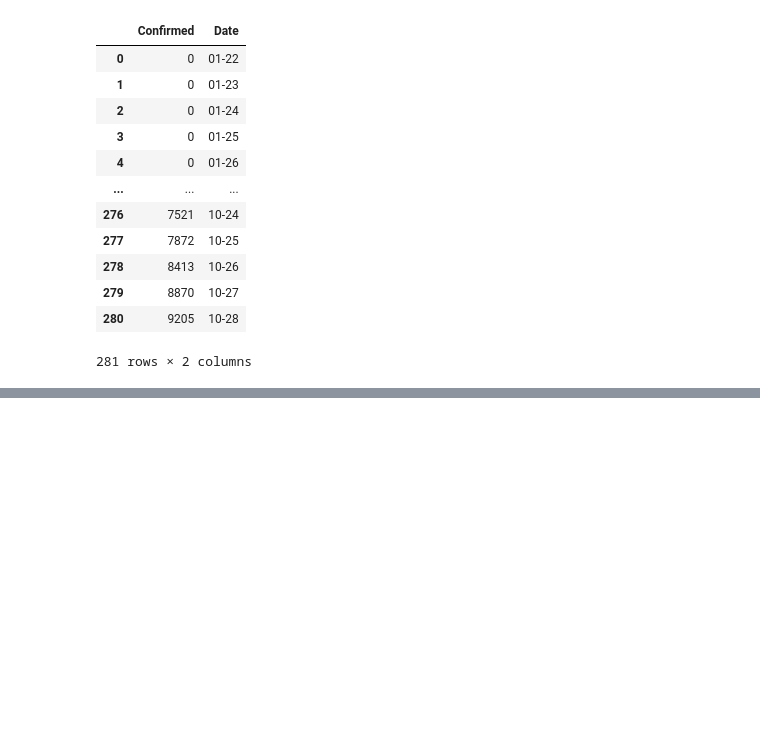
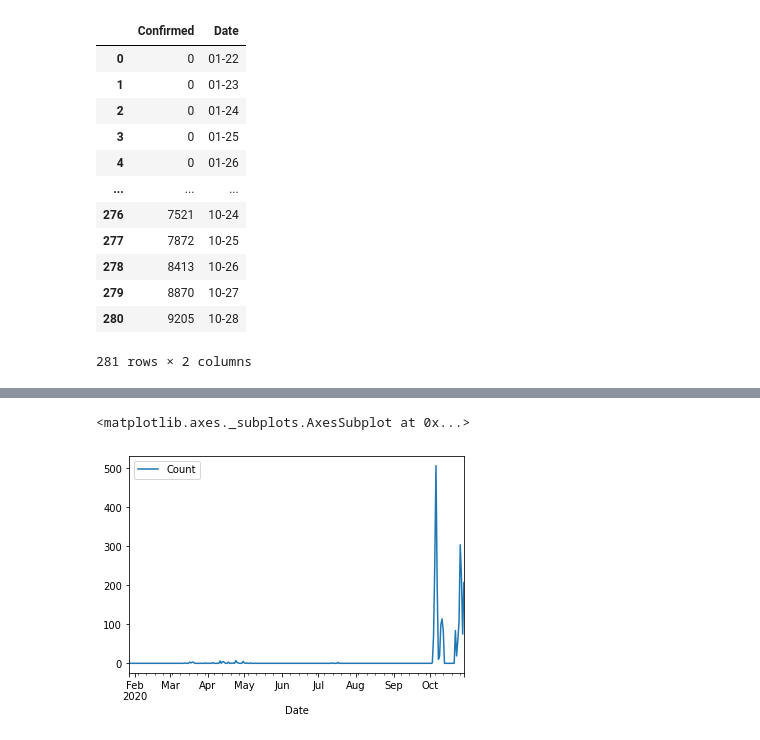
Before and after one commit to sathsaraRasantha/COVID-19_Predictive_Analysis, a Jupyter notebook: Covid_19.ipynb, the cells around one changed output, grey strips where cells are left out. Cells and saved outputs as stored; diff of their text form; code cells hidden in the pictures; blank space fills up the shorter version.

```diff
--- a/Covid_19.ipynb
+++ b/Covid_19.ipynb
@@ -368,0 +375,4 @@ Cases_Cumulative
+# %%
+import pandas as pd
+new_district_data=pd.read_csv("district_data_filtered.csv")
+new_district_data
@@ -368,0 +485,19 @@ Cases_Cumulative
+# %%
+r=new_district_data['City Patient Number']=="Gampaha"
+gampaha=new_district_data.loc[r,:]
+gampaha.reset_index(inplace = True)
+
+gampaha['Date Announced']=pd.to_datetime(gampaha['Date Announced'])
+
+gampaha_count = gampaha.groupby('Date Announced')['index'].nunique()
+#print(gampaha_count)
+idxx = pd.date_range('2020-01-27', '2020-10-29')
+
+ss = pd.Series(gampaha_count)
+ss.index = pd.DatetimeIndex(ss.index)
+
+ss = ss.reindex(idxx, fill_value=0)
+gampaha_full_count=pd.DataFrame(ss)
+gampaha_full_count.reset_index(inplace=True)
+gampaha_full_count.columns=["Date","Count"]
+gampaha_full_count
@@ -368,0 +661,5 @@ Cases_Cumulative
+# %%
+gampaha_full_count.plot(kind='line',x='Date',y='Count')
+# %% [output]
+<matplotlib.axes._subplots.AxesSubplot at 0x...>
+[figure, added]
```
Also changed, not shown: parts of 29 cells of this notebook.
